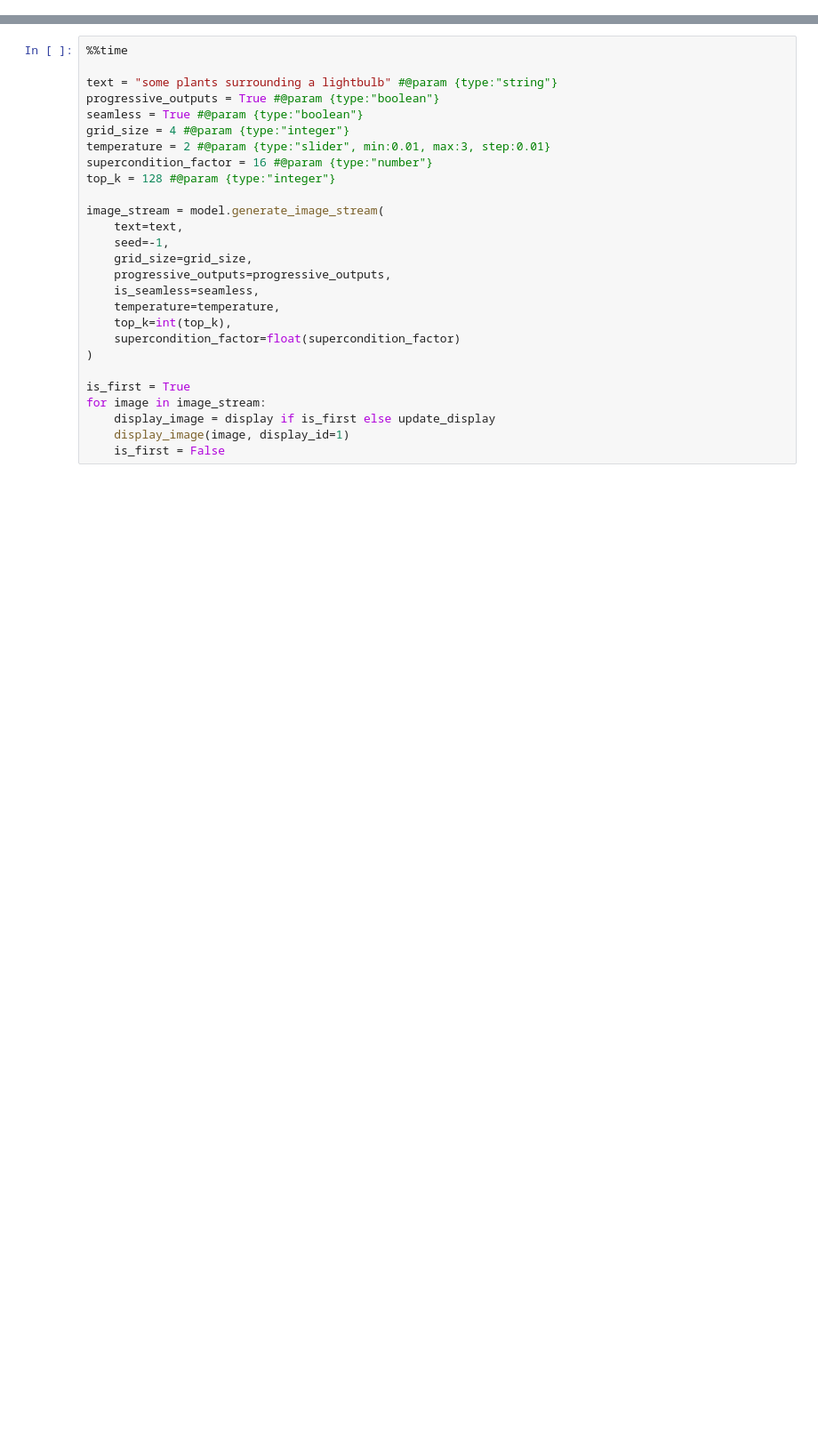
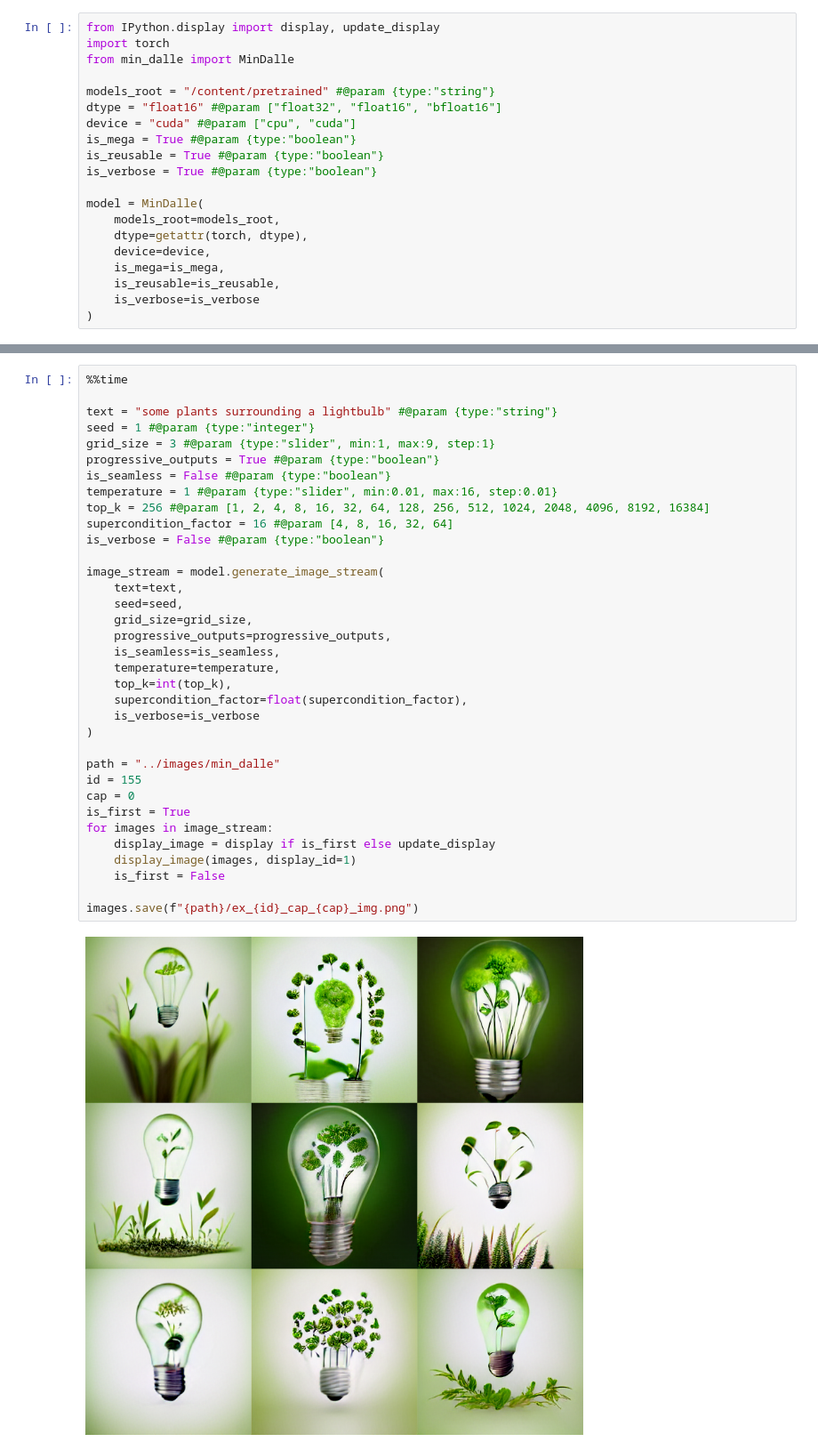
Before and after one commit to juletx/spatial-reasoning, a Jupyter notebook: generation/min_dalle.ipynb, the cells around one changed output, grey strips where cells are left out. Shown at 89% size. Saved outputs shown, nothing was run; the diff lists cells and outputs as text; blank space fills up the shorter version.

Commit message:
improve notebook and save individual images

```diff
--- a/generation/min_dalle.ipynb
+++ b/generation/min_dalle.ipynb
@@ -63,0 +59,20 @@ initializing VQGanDetokenizer
+# %%
+from IPython.display import display, update_display
+import torch
+from min_dalle import MinDalle
+
+models_root = "/content/pretrained" #@param {type:"string"}
+dtype = "float16" #@param ["float32", "float16", "bfloat16"]
+device = "cuda" #@param ["cpu", "cuda"]
+is_mega = True #@param {type:"boolean"}
+is_reusable = True #@param {type:"boolean"}
+is_verbose = True #@param {type:"boolean"}
+
+model = MinDalle(
+    models_root=models_root,
+    dtype=getattr(torch, dtype),
+    device=device,
+    is_mega=is_mega,
+    is_reusable=is_reusable,
+    is_verbose=is_verbose
+)
@@ -64,28 +116,37 @@ initializing VQGanDetokenizer
 # %%
 %%time
 
 text = "some plants surrounding a lightbulb" #@param {type:"string"}
+seed = 1 #@param {type:"integer"}
+grid_size = 3 #@param {type:"slider", min:1, max:9, step:1}
 progressive_outputs = True #@param {type:"boolean"}
-seamless = True #@param {type:"boolean"}
-grid_size = 4 #@param {type:"integer"}
-temperature = 2 #@param {type:"slider", min:0.01, max:3, step:0.01}
-supercondition_factor = 16 #@param {type:"number"}
-top_k = 128 #@param {type:"integer"}
+is_seamless = False #@param {type:"boolean"}
+temperature = 1 #@param {type:"slider", min:0.01, max:16, step:0.01}
+top_k = 256 #@param [1, 2, 4, 8, 16, 32, 64, 128, 256, 512, 1024, 2048, 4096, 8192, 16384]
+supercondition_factor = 16 #@param [4, 8, 16, 32, 64]
+is_verbose = False #@param {type:"boolean"}
 
 image_stream = model.generate_image_stream(
     text=text,
-    seed=-1,
+    seed=seed,
     grid_size=grid_size,
     progressive_outputs=progressive_outputs,
-    is_seamless=seamless,
+    is_seamless=is_seamless,
     temperature=temperature,
     top_k=int(top_k),
-    supercondition_factor=float(supercondition_factor)
+    supercondition_factor=float(supercondition_factor),
+    is_verbose=is_verbose
 )
 
+path = "../images/min_dalle"
+id = 155
+cap = 0
 is_first = True
-for image in image_stream:
+for images in image_stream:
     display_image = display if is_first else update_display
-    display_image(image, display_id=1)
+    display_image(images, display_id=1)
     is_first = False
+
+images.save(f"{path}/ex_{id}_cap_{cap}_img.png")
 # %% [output]
+[figure, added]
```
Also changed, not shown: parts of 21 cells of this notebook, 11 other files.
